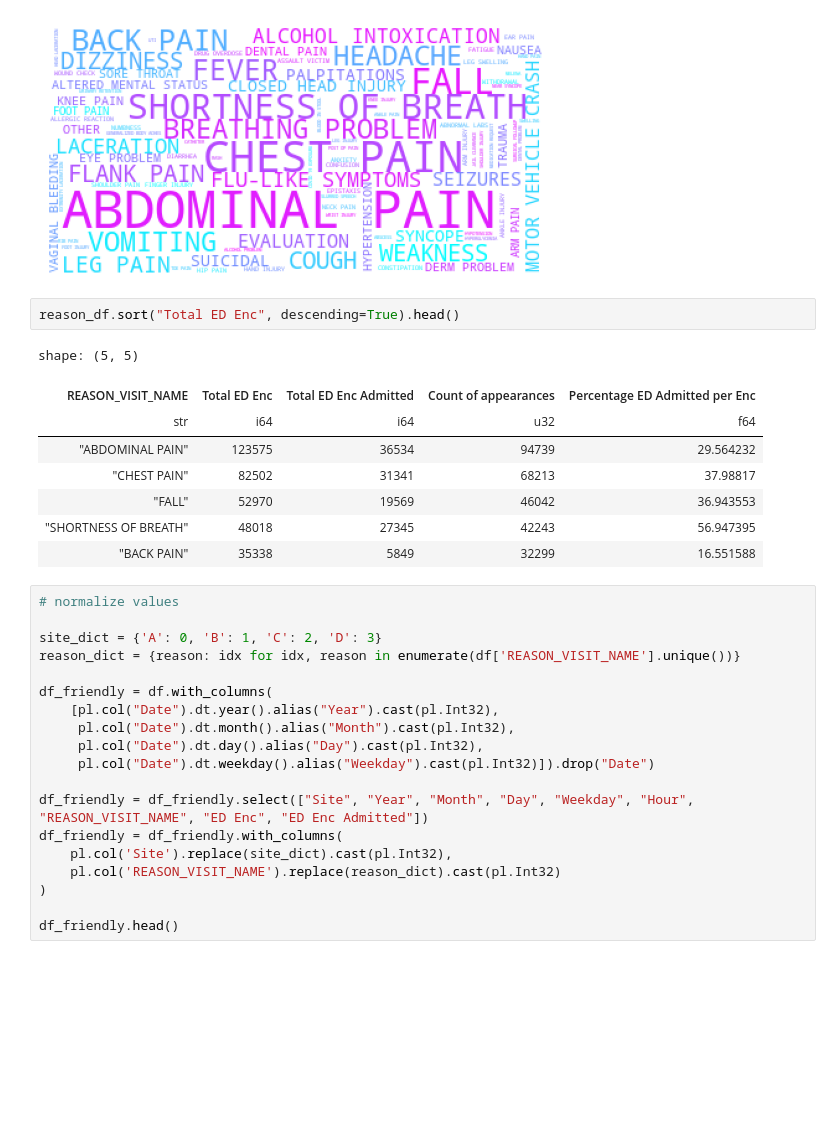
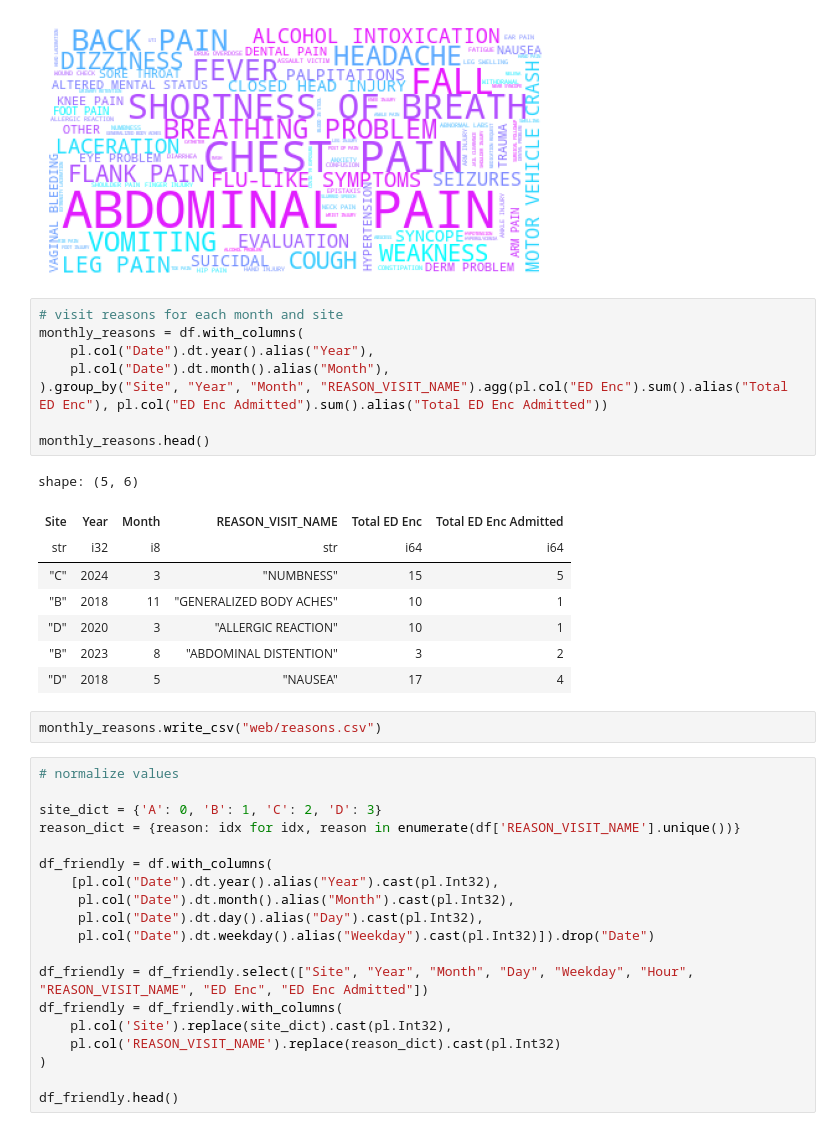
Before and after one commit to southdakotamines-datascience/dsu-no-sleep, a Jupyter notebook: explore.ipynb, the cells around one changed output. Saved outputs shown, nothing was run; the diff lists cells and outputs as text; blank space fills up the shorter version.

Commit message:
reasons

```diff
--- a/explore.ipynb
+++ b/explore.ipynb
@@ -94,17 +94,25 @@ plt.axis("off")
 # %% [output]
 (-0.5, 399.5, 199.5, -0.5)
 [figure]
-# %%
-reason_df.sort("Total ED Enc", descending=True).head()
-# %% [output]
-shape: (5, 5)
-| REASON_VISIT_NAME | Total ED Enc | Total ED Enc Admitted | Count of appearances | Percentage ED Admitted per Enc |
-| str | i64 | i64 | u32 | f64 |
-| "ABDOMINAL PAIN" | 123575 | 36534 | 94739 | 29.564232 |
-| "CHEST PAIN" | 82502 | 31341 | 68213 | 37.98817 |
-| "FALL" | 52970 | 19569 | 46042 | 36.943553 |
-| "SHORTNESS OF BREATH" | 48018 | 27345 | 42243 | 56.947395 |
-| "BACK PAIN" | 35338 | 5849 | 32299 | 16.551588 |
+# %%
+# visit reasons for each month and site
+monthly_reasons = df.with_columns(
+    pl.col("Date").dt.year().alias("Year"),
+    pl.col("Date").dt.month().alias("Month"),
+).group_by("Site", "Year", "Month", "REASON_VISIT_NAME").agg(pl.col("ED Enc").sum().alias("Total ED Enc"), pl.col("ED Enc Admitted").sum().alias("Total ED Enc Admitted"))
+
+monthly_reasons.head()
+# %% [output]
+shape: (5, 6)
+| Site | Year | Month | REASON_VISIT_NAME | Total ED Enc | Total ED Enc Admitted |
+| str | i32 | i8 | str | i64 | i64 |
+| "C" | 2024 | 3 | "NUMBNESS" | 15 | 5 |
+| "B" | 2018 | 11 | "GENERALIZED BODY ACHES" | 10 | 1 |
+| "D" | 2020 | 3 | "ALLERGIC REACTION" | 10 | 1 |
+| "B" | 2023 | 8 | "ABDOMINAL DISTENTION" | 3 | 2 |
+| "D" | 2018 | 5 | "NAUSEA" | 17 | 4 |
+# %%
+monthly_reasons.write_csv("web/reasons.csv")
 # %%
 # normalize values
 
```
Also changed, not shown: parts of 2 cells of this notebook, 2 other files.
